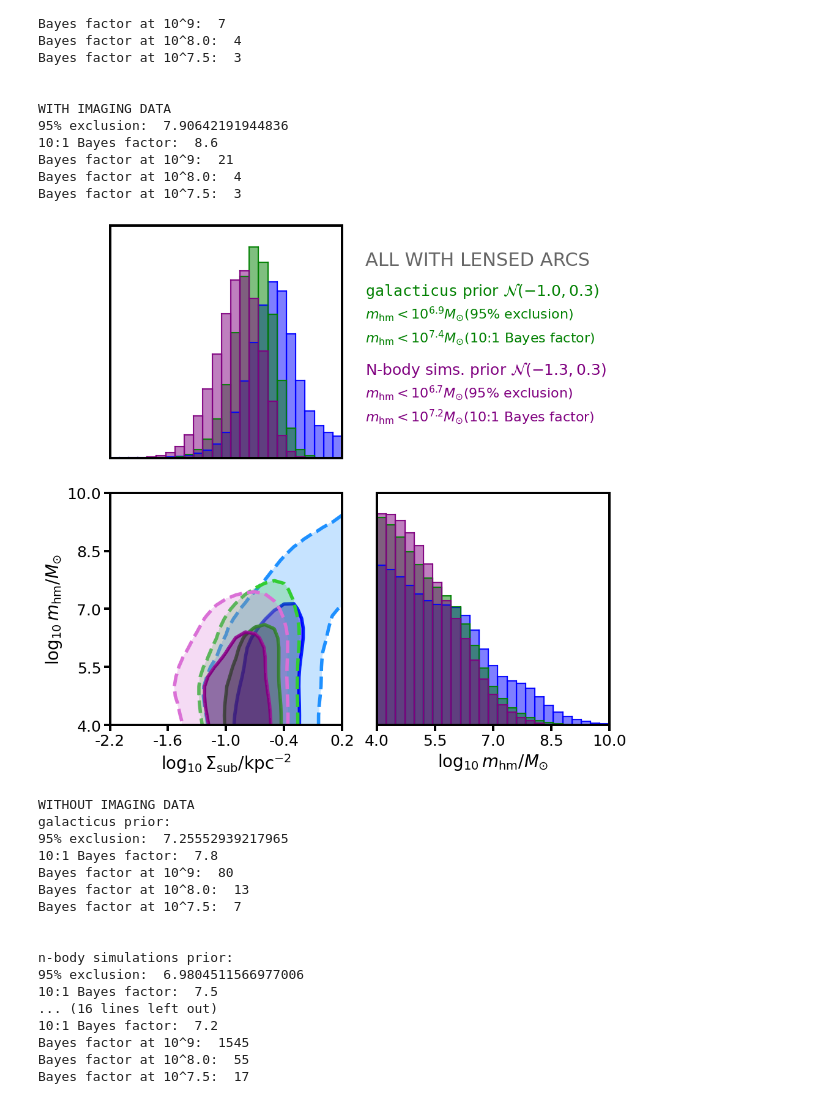
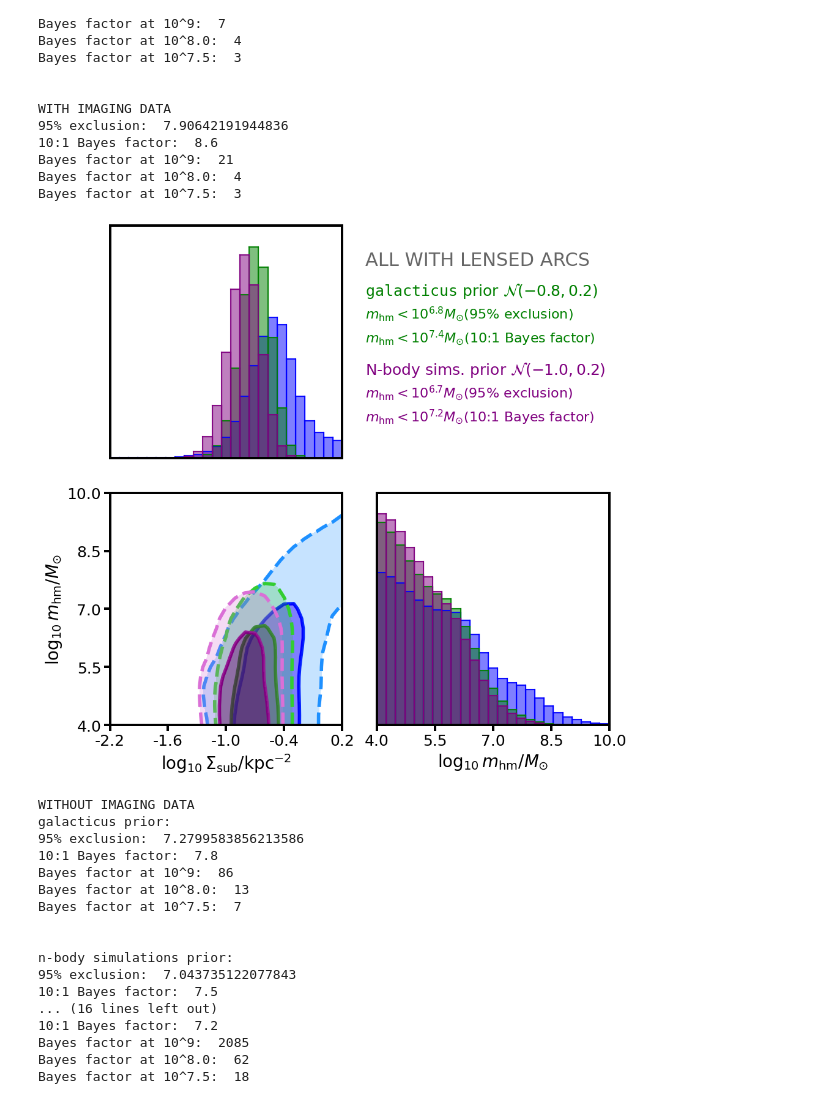
Before and after one commit to dangilman/samana, a Jupyter notebook: notebooks/jwst_DM_survey_IV/inference_simple.ipynb, the cells around one changed output. Saved outputs shown, nothing was run; the diff lists cells and outputs as text; code cells hidden in the pictures.

```diff
--- a/notebooks/jwst_DM_survey_IV/inference_simple.ipynb
+++ b/notebooks/jwst_DM_survey_IV/inference_simple.ipynb
@@ -72,15 +72,15 @@ joint_pdf_CDM = IndependentLikelihoods.from_hdf5(filename, param_names, param_ra
 # %%
 def sigma_sub_prior_function_nbody(samples):
     x = samples[:, 0]
-    x0 = np.log10(0.05) # sigma_sub = 0.05, for example
-    sigma = 0.3 # 0.3 dex uncertainty
+    x0 = np.log10(0.1)
+    sigma = 0.2
     w = (x - x0)**2 / sigma ** 2
     return w
 
 def sigma_sub_prior_function_galacticus(samples):
     x = samples[:, 0]
-    x0 = np.log10(0.1) # sigma_sub = 0.05, for example
-    sigma = 0.3 # 0.3 dex uncertainty
+    x0 = np.log10(0.15)
+    sigma = 0.2
     w = (x - x0)**2 / sigma ** 2
     return w
 
@@ -97,19 +97,19 @@ def load_priors(nbins):
     sigma_sub_prior = CustomPriorHyperCube(sigma_sub_prior_function_nbody,
                                           param_names,
                                           param_ranges,
-                                          nbins)
+                                          nbins, N_samples_per_dim=7000000)
     prior_probabilities['sigma_sub_prior_nbody'] = sigma_sub_prior
 
     sigma_sub_prior = CustomPriorHyperCube(sigma_sub_prior_function_galacticus,
                                           param_names,
                                           param_ranges,
-                                          nbins)
+                                          nbins, N_samples_per_dim=7000000)
     prior_probabilities['sigma_sub_prior_galacticus'] = sigma_sub_prior
 
     logmc_slope_prior = CustomPriorHyperCube(logmc_prior_function,
                                               param_names,
                                               param_ranges,
-                                              nbins)
+                                              nbins, N_samples_per_dim=7000000)
     prior_probabilities['logmc_prior'] = logmc_slope_prior
 
     return prior_probabilities
@@ -209,12 +209,12 @@ axes = triplot.make_triplot(show_contours=False, filled_contours=True
                            )
 
 axes[1].annotate('ALL WITH LENSED ARCS', color='0.4', fontsize=22, xy=(-0.05, 0.83), xycoords='axes fraction')
-axes[1].annotate(r'$\tt{galacticus}$'+' prior 'r'$\mathcal{N}\left(-1.0, 0.3\right)$', color='g', fontsize=18, xy=(-0.05, 0.7), xycoords='axes fraction')
-axes[1].annotate(r'$m_{\rm{hm}}< 10^{6.9} M_{\odot}$'+'(95% exclusion)', color='g', fontsize=16,
+axes[1].annotate(r'$\tt{galacticus}$'+' prior 'r'$\mathcal{N}\left(-0.8, 0.2\right)$', color='g', fontsize=18, xy=(-0.05, 0.7), xycoords='axes fraction')
+axes[1].annotate(r'$m_{\rm{hm}}< 10^{6.8} M_{\odot}$'+'(95% exclusion)', color='g', fontsize=16,
                  xy=(-0.05, 0.6), xycoords='axes fraction')
 axes[1].annotate(r'$m_{\rm{hm}}< 10^{7.4} M_{\odot}$'+'(10:1 Bayes factor)', color='g', fontsize=16,
                  xy=(-0.05, 0.5), xycoords='axes fraction')
-axes[1].annotate('N-body sims. prior 'r'$\mathcal{N}\left(-1.3, 0.3\right)$', color='purple', fontsize=18, xy=(-0.05, 0.36), xycoords='axes fraction')
+axes[1].annotate('N-body sims. prior 'r'$\mathcal{N}\left(-1.0, 0.2\right)$', color='purple', fontsize=18, xy=(-0.05, 0.36), xycoords='axes fraction')
 axes[1].annotate(r'$m_{\rm{hm}}< 10^{6.7} M_{\odot}$'+'(95% exclusion)', color='purple', fontsize=16,
                  xy=(-0.05, 0.26), xycoords='axes fraction')
 axes[1].annotate(r'$m_{\rm{hm}}< 10^{7.2} M_{\odot}$'+'(10:1 Bayes factor)', color='purple', fontsize=16,
@@ -257,51 +257,51 @@ print('WITH IMAGING DATA')
 marginal = (joint * priors['sigma_sub_prior_galacticus']).projection_1D('log_mc')
 _bins = np.linspace(4.0, 10, len(marginal)+1)
 bins = _bins[1:] - (_bins[1] - _bins[0])/2
 interp_marginal = interp1d(bins, marginal / np.max(marginal))
 cdf = np.cumsum(marginal)
 cdf /= np.max(cdf)
 cdf_inverse = interp1d(cdf, bins)
 print('galacticus prior: ')
 print('95% exclusion: ', cdf_inverse(0.95))
 print('10:1 Bayes factor: ', bayes_factor_threshold(10, interp_marginal))
 print('Bayes factor at 10^9: ', int(1/interp_marginal(9.0)))
 print('Bayes factor at 10^8.0: ', int(1/interp_marginal(8.0)))
 print('Bayes factor at 10^7.5: ', int(1/interp_marginal(7.5)))
 print('\n')
 
 marginal = (joint * priors['sigma_sub_prior_nbody']).projection_1D('log_mc')
 _bins = np.linspace(4.0, 10, len(marginal)+1)
 bins = _bins[1:] - (_bins[1] - _bins[0])/2
 interp_marginal = interp1d(bins, marginal / np.max(marginal))
 cdf = np.cumsum(marginal)
 cdf /= np.max(cdf)
 cdf_inverse = interp1d(cdf, bins)
 print('n-body simulations prior: ')
 print('95% exclusion: ', cdf_inverse(0.95))
 print('10:1 Bayes factor: ', bayes_factor_threshold(10, interp_marginal))
 print('Bayes factor at 10^9: ', int(1/interp_marginal(9.0)))
 print('Bayes factor at 10^8.0: ', int(1/interp_marginal(8.0)))
 print('Bayes factor at 10^7.5: ', int(1/interp_marginal(7.5)))
 print('\n')
 # %% [output]
-[figure, old version]
+[figure, new version]
 WITHOUT IMAGING DATA
 galacticus prior:
-95% exclusion:  7.25552939217965
+95% exclusion:  7.2799583856213586
 10:1 Bayes factor:  7.8
-Bayes factor at 10^9:  80
+Bayes factor at 10^9:  86
 Bayes factor at 10^8.0:  13
 Bayes factor at 10^7.5:  7
 
 
 n-body simulations prior:
-95% exclusion:  6.9804511566977006
+95% exclusion:  7.043735122077843
 10:1 Bayes factor:  7.5
 ... (16 lines left out)
 10:1 Bayes factor:  7.2
-Bayes factor at 10^9:  1545
-Bayes factor at 10^8.0:  55
-Bayes factor at 10^7.5:  17
+Bayes factor at 10^9:  2085
+Bayes factor at 10^8.0:  62
+Bayes factor at 10^7.5:  18
 # %%
 triplot = TrianglePlot([
                         joint_fr * priors['logmc_prior'],
```
Also changed, not shown: parts of 1 cell of this notebook, 1 other file.
